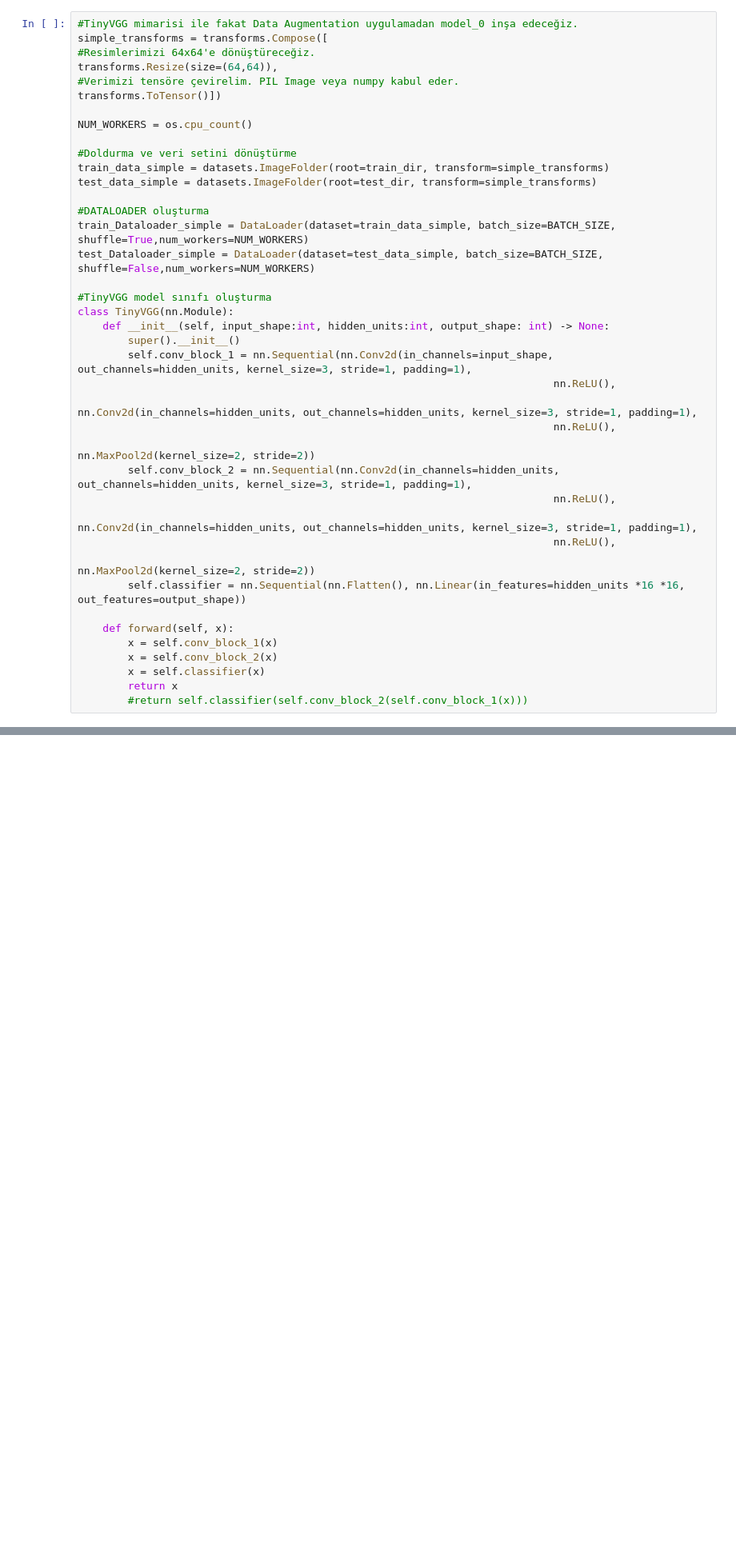
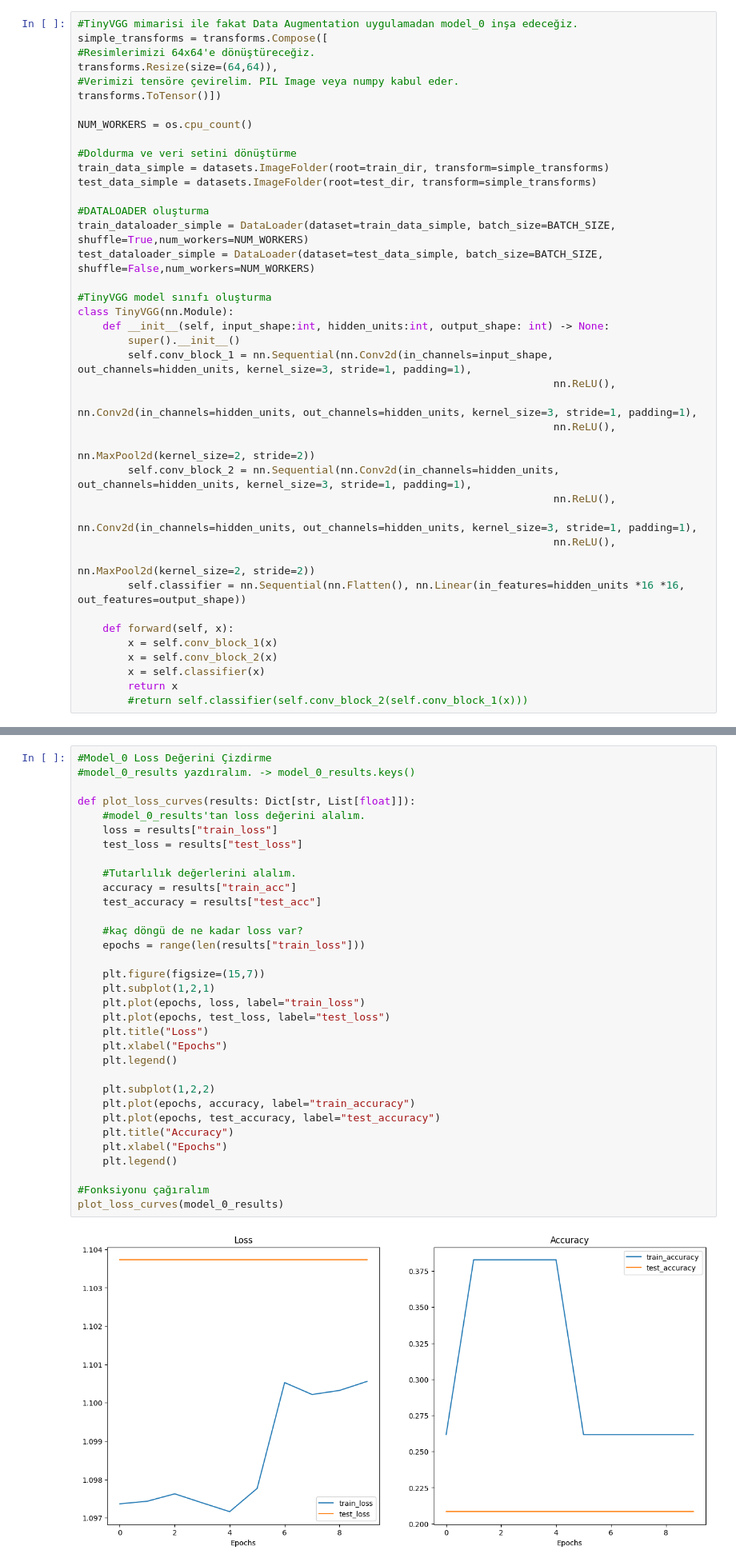
Before and after one commit to ugursirvermez/PyTorch_Education, a Jupyter notebook: 06_pytorch_custom_datasets.ipynb, the cells around one changed output, grey strips where cells are left out. Shown at 80% size. Drawn from its saved outputs; the diff is of its cells as text; blank space fills up the shorter version.

```diff
--- a/06_pytorch_custom_datasets.ipynb
+++ b/06_pytorch_custom_datasets.ipynb
@@ -413,8 +413,8 @@ train_data_simple = datasets.ImageFolder(root=train_dir, transform=simple_transf
 test_data_simple = datasets.ImageFolder(root=test_dir, transform=simple_transforms)
 
 #DATALOADER oluşturma
-train_Dataloader_simple = DataLoader(dataset=train_data_simple, batch_size=BATCH_SIZE, shuffle=True,num_workers=NUM_WORKERS)
-test_Dataloader_simple = DataLoader(dataset=test_data_simple, batch_size=BATCH_SIZE, shuffle=False,num_workers=NUM_WORKERS)
+train_dataloader_simple = DataLoader(dataset=train_data_simple, batch_size=BATCH_SIZE, shuffle=True,num_workers=NUM_WORKERS)
+test_dataloader_simple = DataLoader(dataset=test_data_simple, batch_size=BATCH_SIZE, shuffle=False,num_workers=NUM_WORKERS)
 
 #TinyVGG model sınıfı oluşturma
 class TinyVGG(nn.Module):
@@ -468,0 +641,35 @@ tensor([[0.0578, 0.0634, 0.0351],
+# %%
+#Model_0 Loss Değerini Çizdirme
+#model_0_results yazdıralım. -> model_0_results.keys()
+
+def plot_loss_curves(results: Dict[str, List[float]]):
+	#model_0_results'tan loss değerini alalım.
+	loss = results["train_loss"]
+	test_loss = results["test_loss"]
+
+	#Tutarlılık değerlerini alalım.
+	accuracy = results["train_acc"]
+	test_accuracy = results["test_acc"]
+
+	#kaç döngü de ne kadar loss var?
+	epochs = range(len(results["train_loss"]))
+
+	plt.figure(figsize=(15,7))
+	plt.subplot(1,2,1)
+	plt.plot(epochs, loss, label="train_loss")
+	plt.plot(epochs, test_loss, label="test_loss")
+	plt.title("Loss")
+	plt.xlabel("Epochs")
+	plt.legend()
+
+	plt.subplot(1,2,2)
+	plt.plot(epochs, accuracy, label="train_accuracy")
+	plt.plot(epochs, test_accuracy, label="test_accuracy")
+	plt.title("Accuracy")
+	plt.xlabel("Epochs")
+	plt.legend()
+
+#Fonksiyonu çağıralım
+plot_loss_curves(model_0_results)
+# %% [output]
+[figure, added]
```
Also changed, not shown: parts of 14 cells of this notebook.
